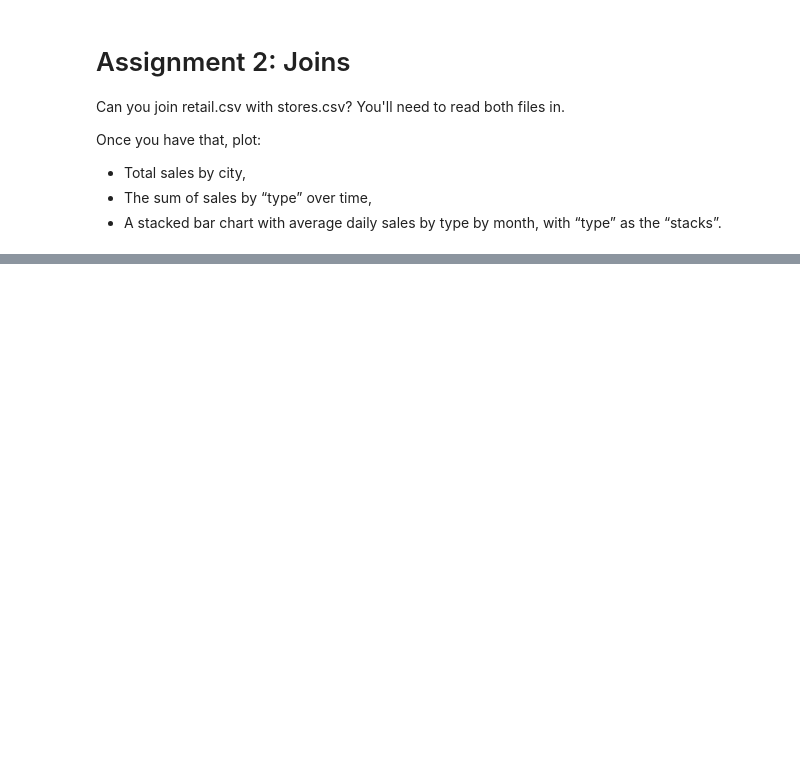
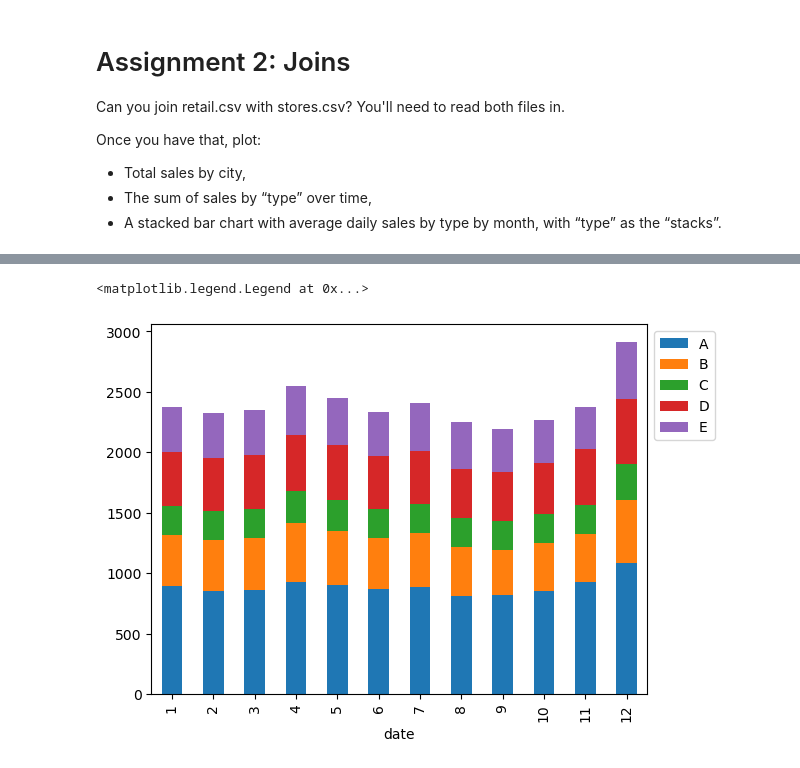
Before and after one commit to atsianis/Pandas-Joins, a Jupyter notebook: section09_combining_dfs.ipynb, the cells around one changed output, grey strips where cells are left out. Drawn from its saved outputs; the diff is of its cells as text; code cells hidden in the pictures; blank space fills up the shorter version.

```diff
--- a/section09_combining_dfs.ipynb
+++ b/section09_combining_dfs.ipynb
@@ -60,0 +113,10 @@ Once you have that, plot:
+# %%
+retail_store_df.pivot_table(
+    index = "type",
+    columns = retail_store_df["date"].dt.month,
+    values = "sales",
+    aggfunc = "mean"
+).T.plot.bar(stacked = True).legend(bbox_to_anchor=(1, 1))
+# %% [output]
+<matplotlib.legend.Legend at 0x...>
+[figure, added]
```
Also changed, not shown: parts of 6 cells of this notebook.
